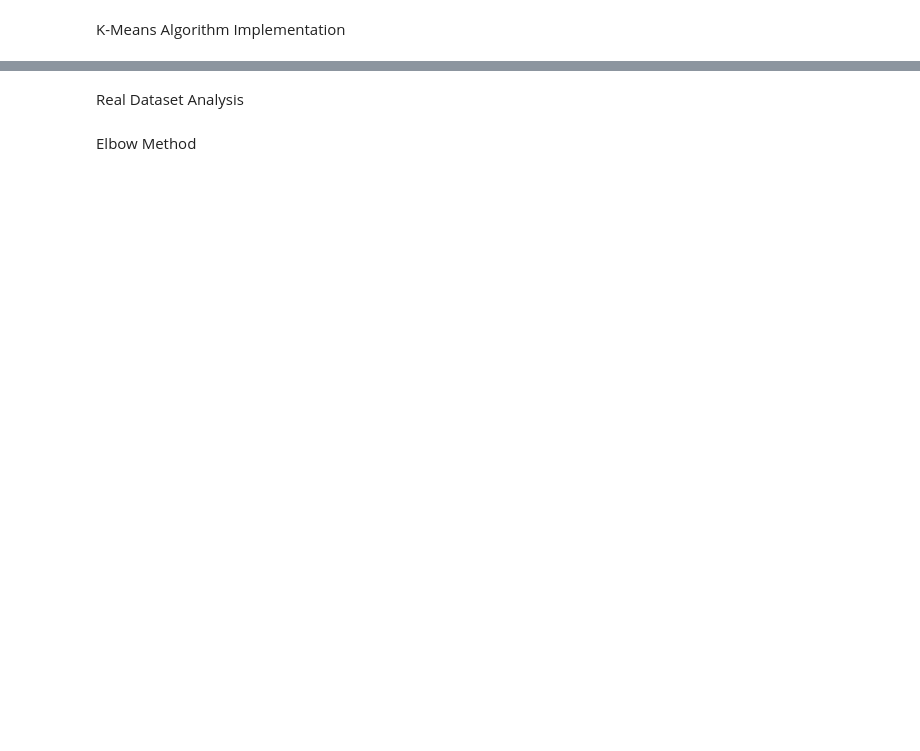
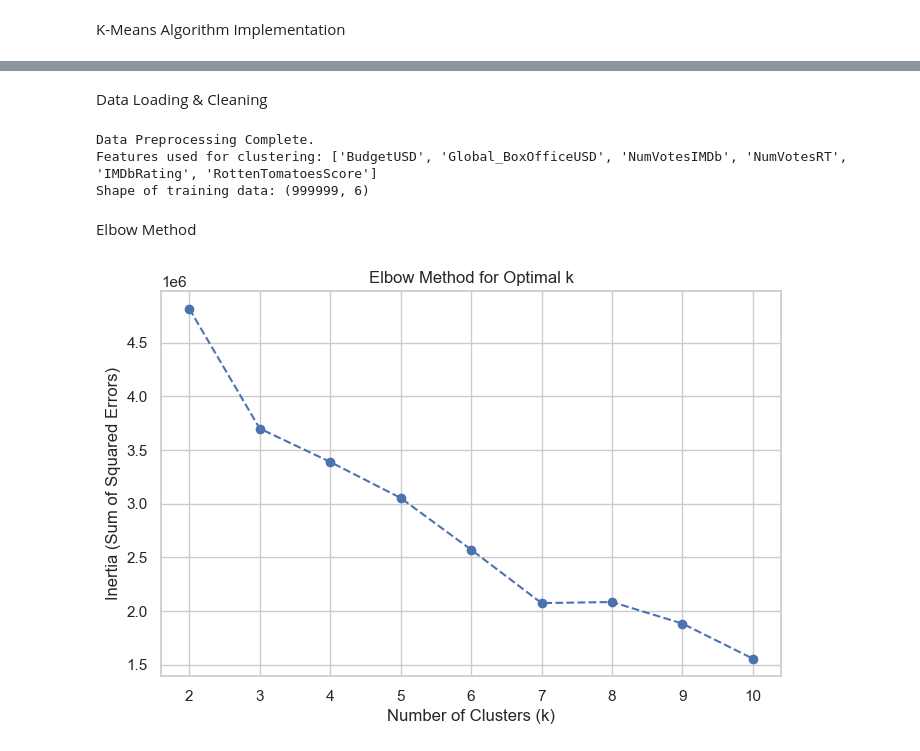
Before and after one commit to AlvarodelaHerran/ML_Movies_Proyect, a Jupyter notebook: clustering.ipynb, the cells around one changed output, grey strips where cells are left out. Drawn from its saved outputs; the diff is of its cells as text; code cells hidden in the pictures; blank space fills up the shorter version.

Commit message:
Elbow y data cleaning

```diff
--- a/clustering.ipynb
+++ b/clustering.ipynb
@@ -78,4 +70,54 @@ New Centroids after 1 iteration:
 # %% [markdown]
-Real Dataset Analysis
+Data Loading & Cleaning
+# %%
+df = pd.read_csv('./data/movies_dataset.csv')
+
+#Feature selection
+#Based on correlation analysis, we remove redundant financial columns
+#We also ignore ID and ReleaseYear for the mathematical clustering
+features_to_use = [
+    'BudgetUSD',
+    'Global_BoxOfficeUSD',
+    'NumVotesIMDb',
+    'NumVotesRT',
+    'IMDbRating',
+    'RottenTomatoesScore'
+]
+
+X = df[features_to_use]
+
+#PREPROCESSING (Scaling)
+#Critical: We must scale data because Budget is in millions and Rating is 0-10.
+scaler = StandardScaler()
+X_scaled = scaler.fit_transform(X)
+
+X_scaled_df = pd.DataFrame(X_scaled, columns=features_to_use)
+
+print("Data Preprocessing Complete.")
+print(f"Features used for clustering: {features_to_use}")
+print(f"Shape of training data: {X_scaled_df.shape}")
+# %% [output]
+Data Preprocessing Complete.
+Features used for clustering: ['BudgetUSD', 'Global_BoxOfficeUSD', 'NumVotesIMDb', 'NumVotesRT', 'IMDbRating', 'RottenTomatoesScore']
+Shape of training data: (999999, 6)
 # %% [markdown]
 Elbow Method
+# %%
+inertia = []
+k_range = range(2, 11)
+
+for k in k_range:
+    kmeans = KMeans(n_clusters=k, random_state=42, n_init='auto')
+    kmeans.fit(X_scaled)
+    inertia.append(kmeans.inertia_)
+
+plt.figure(figsize=(8, 5))
+plt.plot(k_range, inertia, marker='o', linestyle='--')
+plt.title('Elbow Method for Optimal k')
+plt.xlabel('Number of Clusters (k)')
+plt.ylabel('Inertia (Sum of Squared Errors)')
+plt.xticks(k_range)
+plt.grid(True)
+plt.show()
+# %% [output]
+[figure, added]
```
Also changed, not shown: parts of 2 cells of this notebook.
